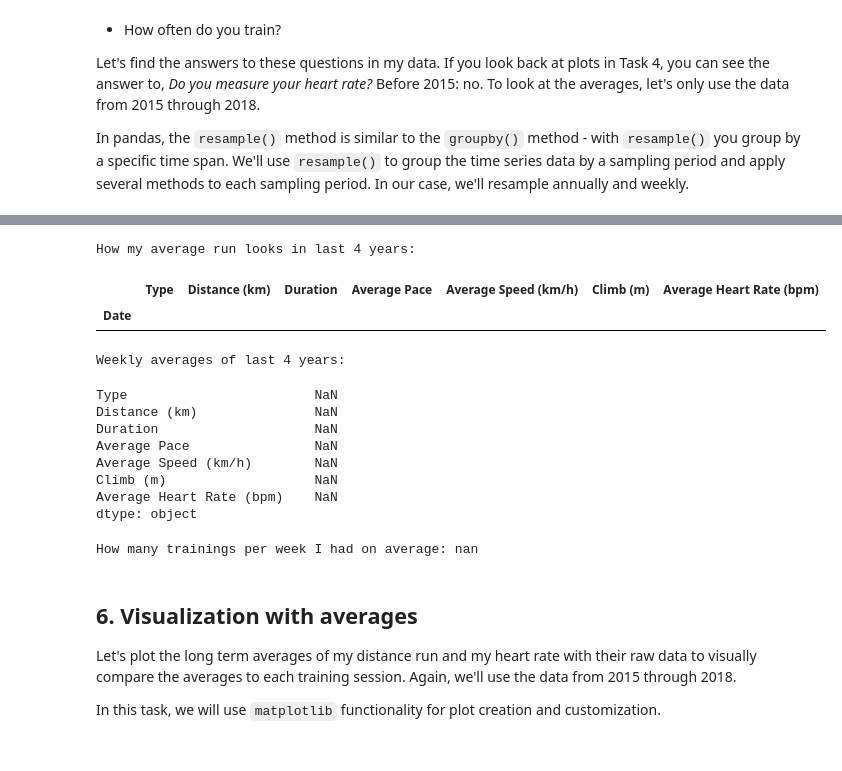
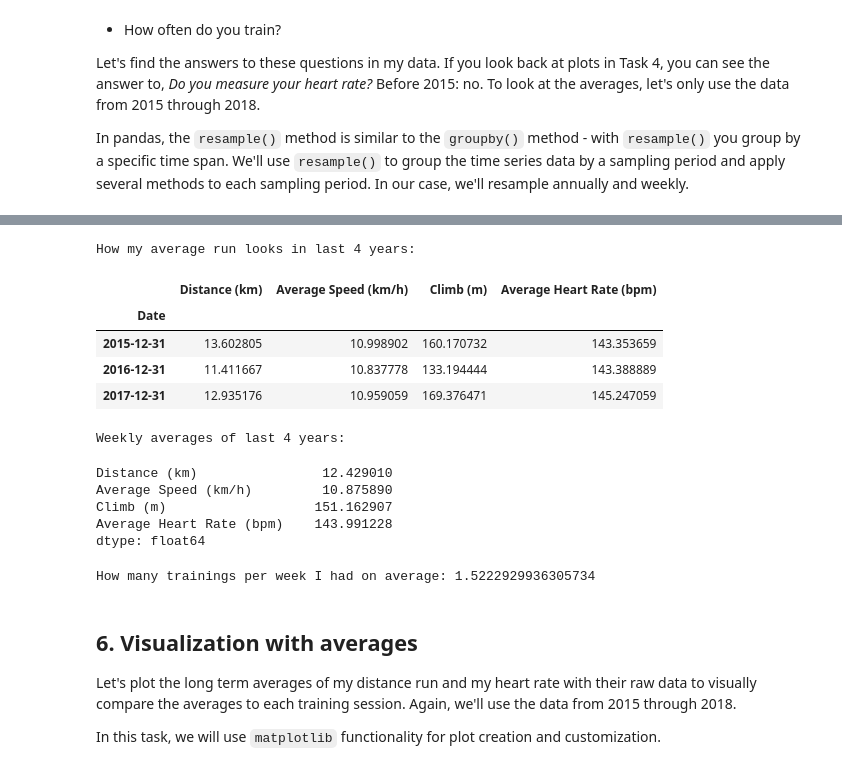
Before and after one commit to Oumaima-Esghir/Analyze-Your-Runkeeper-Fitness-Data, a Jupyter notebook: notebook.ipynb, the cells around one changed output, grey strips where cells are left out. Saved outputs shown, nothing was run; the diff lists cells and outputs as text; code cells hidden in the pictures.

```diff
--- a/notebook.ipynb
+++ b/notebook.ipynb
@@ -160,32 +168,32 @@ plt.show()
 # %%
 # Prepare running data for the last 4 years
-runs_subset_2015_2018 = df_run['2018':'2015']
+runs_subset_2015_2018 =  df_run[(df_run.index <= '2018') & (df_run.index>='2015')]
 
 # Calculate annual statistics
 print('How my average run looks in last 4 years:')
 display(runs_subset_2015_2018.resample('A').mean())
 
 # Calculate weekly statistics
 print('Weekly averages of last 4 years:')
 display(runs_subset_2015_2018.resample('W').mean().mean())
 
 # Mean weekly counts
 weekly_counts_average = runs_subset_2015_2018['Distance (km)'].resample('W').count().mean()
 print('How many trainings per week I had on average:', weekly_counts_average)
 # %% [output]
 How my average run looks in last 4 years:
-|  | Type | Distance (km) | Duration | Average Pace | Average Speed (km/h) | Climb (m) | Average Heart Rate (bpm) |
-| Date |  |  |  |  |  |  |  |
+|  | Distance (km) | Average Speed (km/h) | Climb (m) | Average Heart Rate (bpm) |
+| Date |  |  |  |  |
+| 2015-12-31 | 13.602805 | 10.998902 | 160.170732 | 143.353659 |
+| 2016-12-31 | 11.411667 | 10.837778 | 133.194444 | 143.388889 |
+| 2017-12-31 | 12.935176 | 10.959059 | 169.376471 | 145.247059 |
 Weekly averages of last 4 years:
-Type                        NaN
-Distance (km)               NaN
-Duration                    NaN
-Average Pace                NaN
-Average Speed (km/h)        NaN
-Climb (m)                   NaN
-Average Heart Rate (bpm)    NaN
-dtype: object
+Distance (km)                12.429010
+Average Speed (km/h)         10.875890
+Climb (m)                   151.162907
+Average Heart Rate (bpm)    143.991228
+dtype: float64
-How many trainings per week I had on average: nan
+How many trainings per week I had on average: 1.5222929936305734
 # %% [markdown]
 ## 6. Visualization with averages
 <p>Let's plot the long term averages of my distance run and my heart rate with their raw data to visually compare the averages to each training session. Again, we'll use the data from 2015 through 2018.</p>
```
Also changed, not shown: parts of 7 cells of this notebook, 1 other file.
